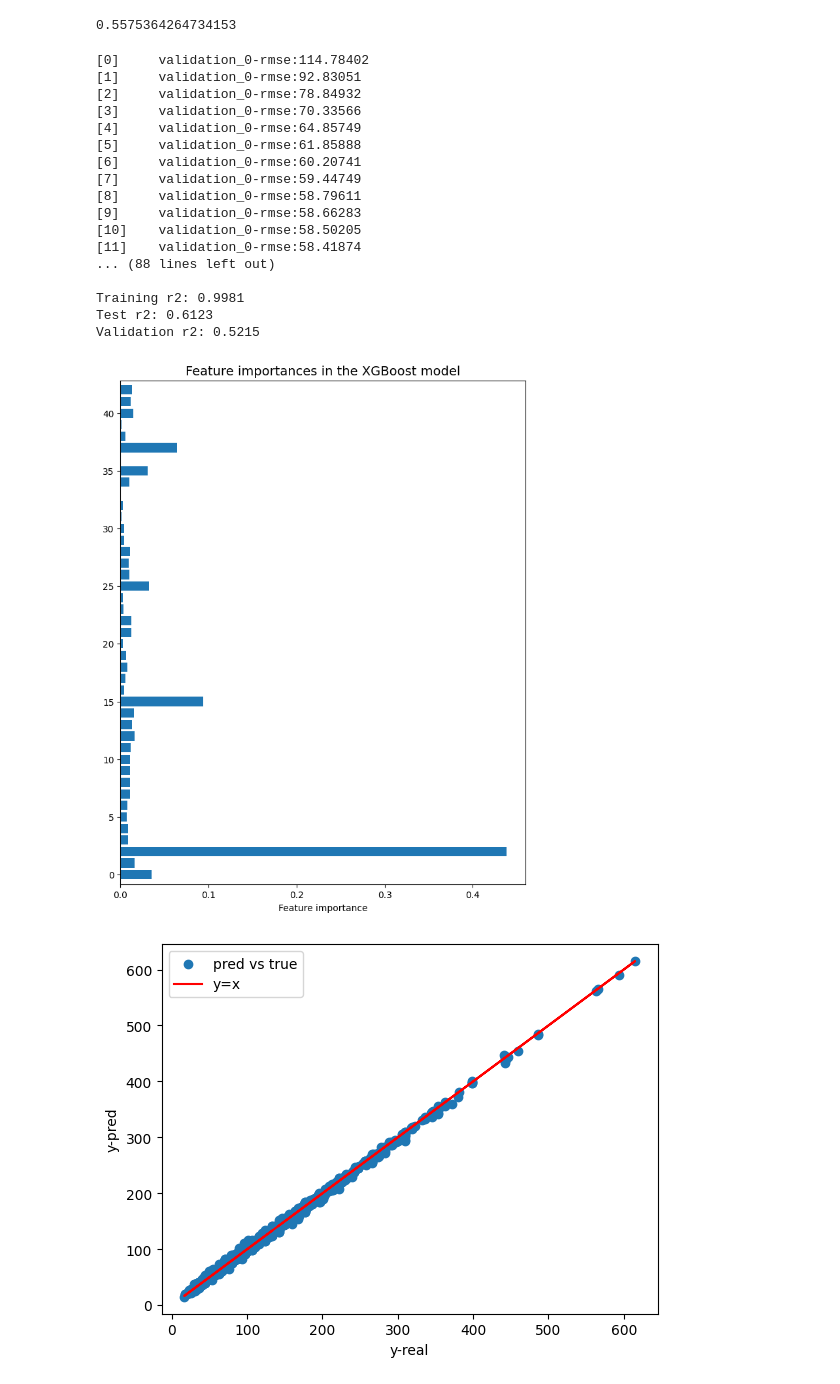
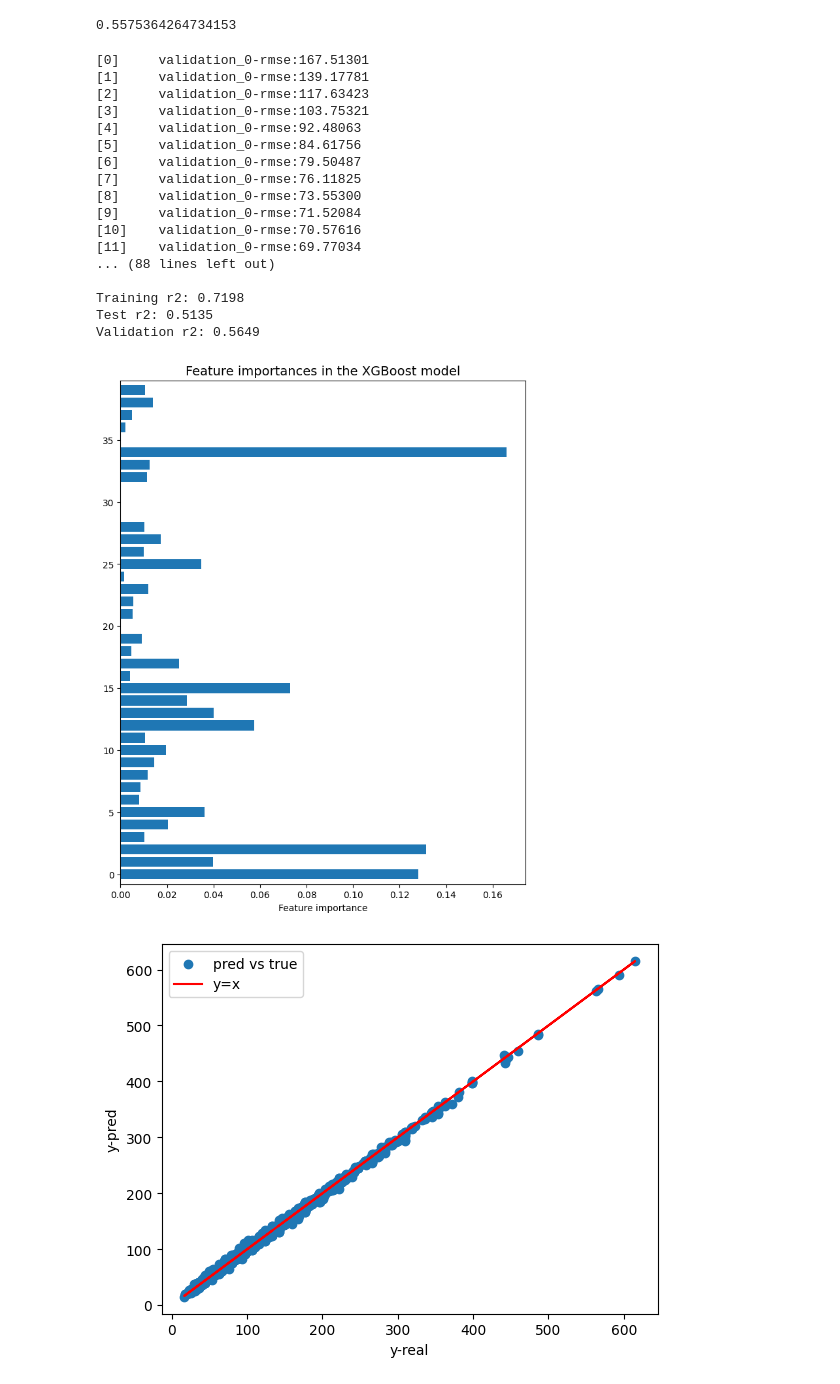
Before and after one commit to tomaskri/GervigreindFinalProject, a Jupyter notebook: airbnb.ipynb, the cells around one changed output. Drawn from its saved outputs; the diff is of its cells as text; code cells hidden in the pictures.

Commit message:
onecity tests

```diff
--- a/airbnb.ipynb
+++ b/airbnb.ipynb
@@ -629,51 +629,51 @@ y_val = pd.DataFrame(y_val, dtype='float')
 
 
 eval_set = [(X_val, y_val)]
-# learning_rate=0.22, max_depth=3, subsample=0.9, colsample_bytree = 0.7, n_estimators=100, eval_metric="rmse"
-xgb_reg = xgb.XGBRegressor()
+#
+xgb_reg = xgb.XGBRegressor(learning_rate=0.22, max_depth=3, subsample=0.9, colsample_bytree = 0.7, n_estimators=100, eval_metric="rmse")
 # , verbose=True
 xgb_reg.fit(X_train, y_train, eval_set=eval_set)
 training_preds_xgb_reg = xgb_reg.predict(X_train)
 val_preds_xgb_reg = xgb_reg.predict(X_val)
 test_preds_xgb_reg = xgb_reg.predict(X_test)
 
 # Printing the results
 
 print("\nTraining r2:", round(r2_score(y_train, training_preds_xgb_reg),4))
 print("Test r2:", round(r2_score(y_test, test_preds_xgb_reg),4))
 print("Validation r2:", round(r2_score(y_val, val_preds_xgb_reg),4))
 
 # Producing a dataframe of feature importances
 ft_weights_xgb_reg = pd.DataFrame(xgb_reg.feature_importances_, columns=['weight'], index=X_train.columns)
 ft_weights_xgb_reg.sort_values('weight', inplace=True)
 
 # Plotting feature importances
 plt.figure(figsize=(8,10))
 plt.barh(list(ft_weights_xgb_reg.index), list(ft_weights_xgb_reg.weight), align='center')
 plt.title("Feature importances in the XGBoost model", fontsize=14)
 # plt.gca().set(range(len(featureNames)), yticklabels = featureNames)
 plt.xlabel("Feature importance")
 plt.margins(y=0.01)
 plt.show()
 # %% [output]
-[0]     validation_0-rmse:114.78402
-[1]     validation_0-rmse:92.83051
-[2]     validation_0-rmse:78.84932
-[3]     validation_0-rmse:70.33566
-[4]     validation_0-rmse:64.85749
-[5]     validation_0-rmse:61.85888
-[6]     validation_0-rmse:60.20741
-[7]     validation_0-rmse:59.44749
-[8]     validation_0-rmse:58.79611
-[9]     validation_0-rmse:58.66283
-[10]    validation_0-rmse:58.50205
-[11]    validation_0-rmse:58.41874
+[0]     validation_0-rmse:167.51301
+[1]     validation_0-rmse:139.17781
+[2]     validation_0-rmse:117.63423
+[3]     validation_0-rmse:103.75321
+[4]     validation_0-rmse:92.48063
+[5]     validation_0-rmse:84.61756
+[6]     validation_0-rmse:79.50487
+[7]     validation_0-rmse:76.11825
+[8]     validation_0-rmse:73.55300
+[9]     validation_0-rmse:71.52084
+[10]    validation_0-rmse:70.57616
+[11]    validation_0-rmse:69.77034
 ... (88 lines left out)
 
-Training r2: 0.9981
-Test r2: 0.6123
-Validation r2: 0.5215
+Training r2: 0.7198
+Test r2: 0.5135
+Validation r2: 0.5649
-[figure, old version]
+[figure, new version]
 # %%
 plotPredVsReal(y_train, training_preds_xgb_reg, 800)
 # %% [output]
```
Also changed, not shown: 1 other file.
